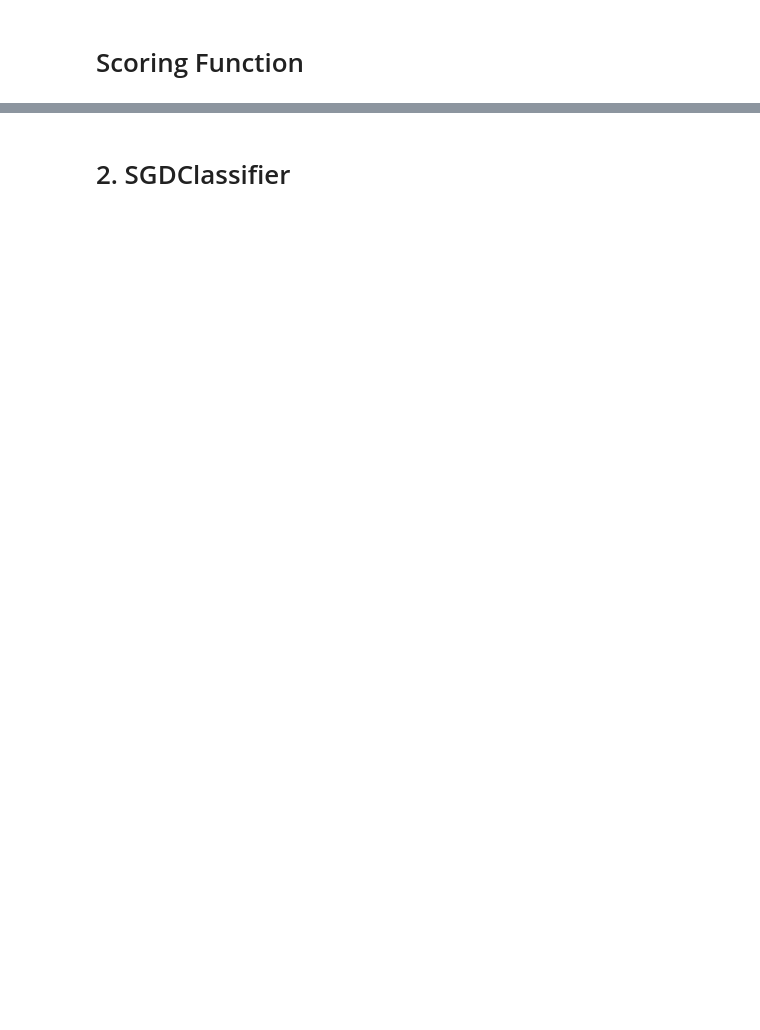
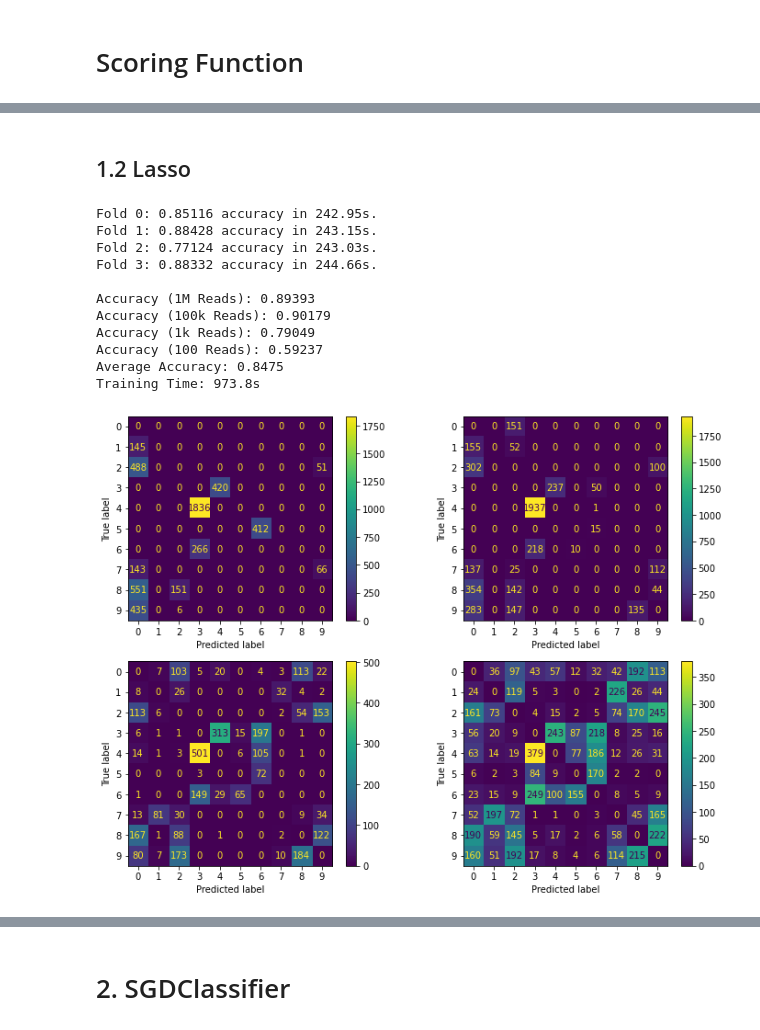
Before and after one commit to rsizem2/tabular-playground-series, a Jupyter notebook: tps-2022-02/notebooks/Baselines - Linear Classifiers.ipynb, the cells around one changed output, grey strips where cells are left out. Drawn from its saved outputs; the diff is of its cells as text; code cells hidden in the pictures; blank space fills up the shorter version.

```diff
--- a/tps-2022-02/notebooks/Baselines - Linear Classifiers.ipynb
+++ b/tps-2022-02/notebooks/Baselines - Linear Classifiers.ipynb
@@ -321,0 +216,28 @@ Training Time: 59.16s
+# %% [markdown]
+## 1.2 Lasso
+# %%
+# L1 Regularization
+oof_preds = score_model(
+    LogisticRegression(
+        penalty = 'l1',
+        solver = 'saga',
+        n_jobs = -1,
+        random_state = RANDOM_SEED,
+    ),
+    MinMaxScaler()
+)
+
+plot_confusion_matrix(train['target'],oof_preds, train_gcds)
+# %% [output]
+Fold 0: 0.85116 accuracy in 242.95s.
+Fold 1: 0.88428 accuracy in 243.15s.
+Fold 2: 0.77124 accuracy in 243.03s.
+Fold 3: 0.88332 accuracy in 244.66s.
+
+Accuracy (1M Reads): 0.89393
+Accuracy (100k Reads): 0.90179
+Accuracy (1k Reads): 0.79049
+Accuracy (100 Reads): 0.59237
+Average Accuracy: 0.8475
+Training Time: 973.8s
+[figure, added]
```
Also changed, not shown: parts of 56 cells of this notebook, 4 other files.
